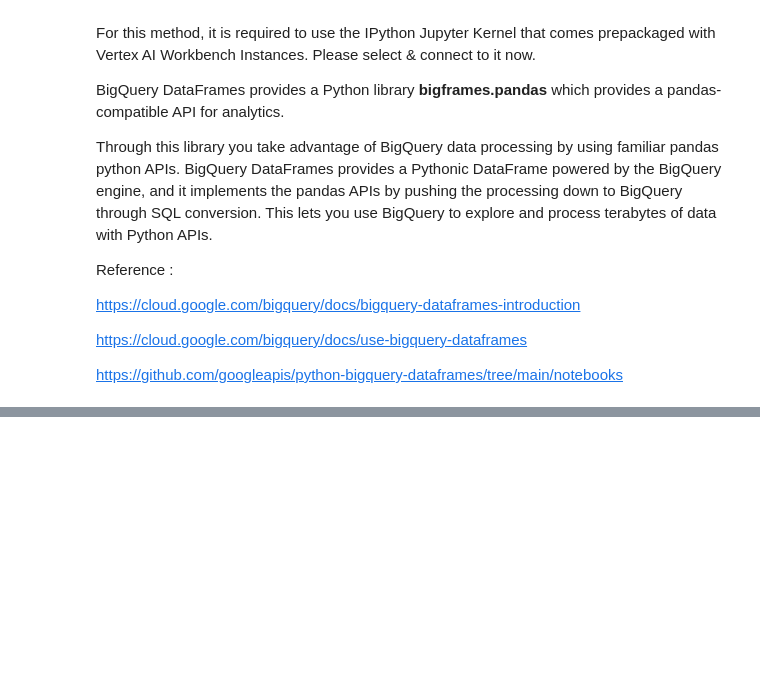
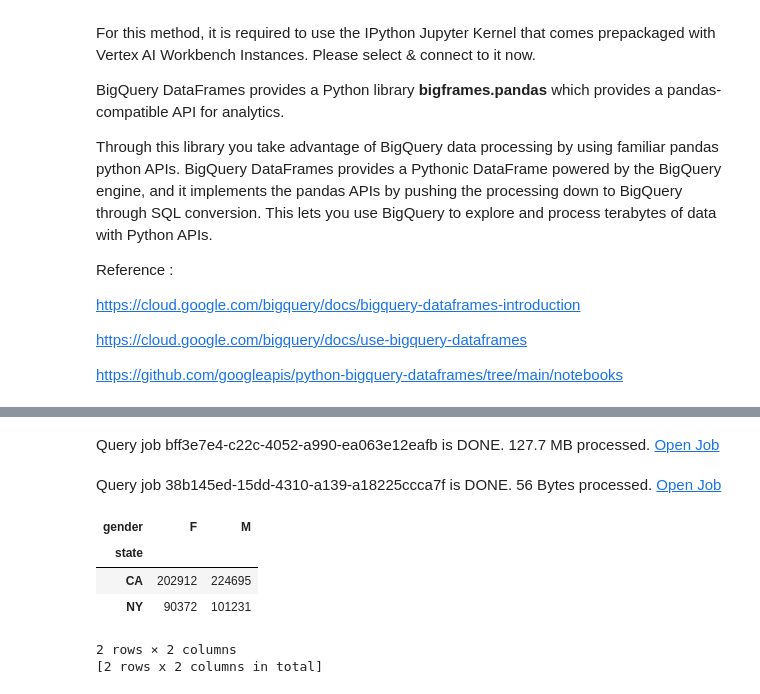
Before and after one commit to ant-laz/vertex-workbench-bigquery, a Jupyter notebook: VertexWorkbenchBigQuery.ipynb, the cells around one changed output, grey strips where cells are left out. Drawn from its saved outputs; the diff is of its cells as text; code cells hidden in the pictures; blank space fills up the shorter version.

```diff
--- a/VertexWorkbenchBigQuery.ipynb
+++ b/VertexWorkbenchBigQuery.ipynb
@@ -337,0 +357,3 @@ result
+# %%
+# Let's focus on just 2013 and two states CA &
+bq_df_2013_CANY = bq_df_2013[bq_df_2013["state"].isin(['CA','NY'])]
@@ -337,0 +367,11 @@ result
+# %%
+xtabdf
+# %% [output]
+Query job bff3e7e4-c22c-4052-a990-ea063e12eafb is DONE. 127.7 MB processed. Open Job
+Query job 38b145ed-15dd-4310-a139-a18225ccca7f is DONE. 56 Bytes processed. Open Job
+| gender | F | M |
+| state |  |  |
+| CA | 202912 | 224695 |
+| NY | 90372 | 101231 |
+2 rows × 2 columns
+[2 rows x 2 columns in total]
```
Also changed, not shown: parts of 23 cells of this notebook.
